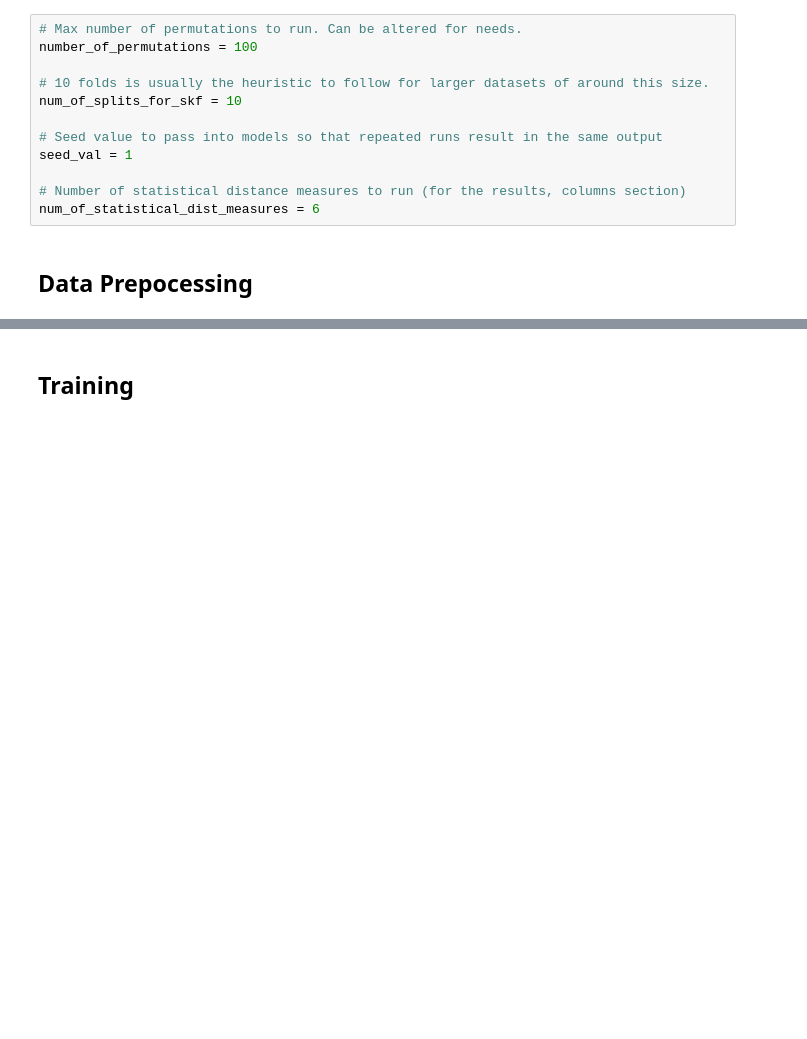
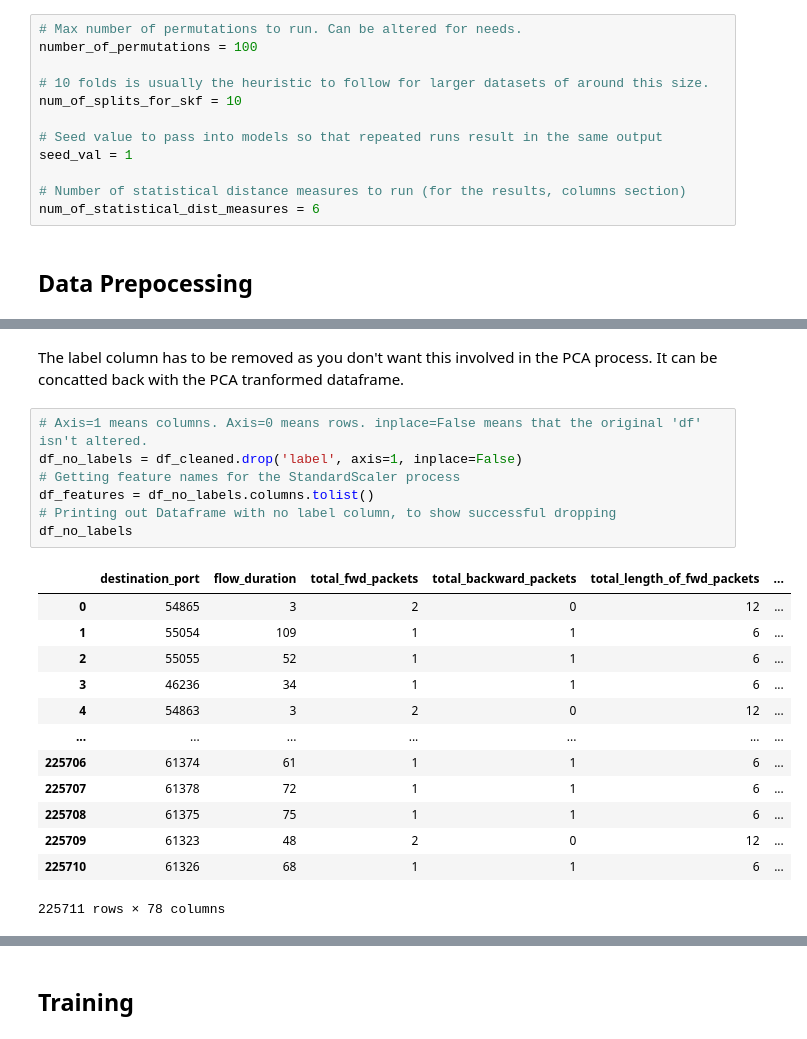
Before and after one commit to ARYN-27/spectre-dev, a Jupyter notebook: spectre-code/spectre-ann/SPECTRE-V2-A.ipynb, the cells around one changed output, grey strips where cells are left out. Saved outputs shown, nothing was run; the diff lists cells and outputs as text; blank space fills up the shorter version.

```diff
--- a/spectre-code/spectre-ann/SPECTRE-V2-A.ipynb
+++ b/spectre-code/spectre-ann/SPECTRE-V2-A.ipynb
@@ -137,0 +269,23 @@ df_final
+# %% [markdown]
+The label column has to be removed as you don't want this involved in the PCA process. It can be concatted back with the PCA tranformed dataframe.
+# %%
+# Axis=1 means columns. Axis=0 means rows. inplace=False means that the original 'df' isn't altered.
+df_no_labels = df_cleaned.drop('label', axis=1, inplace=False)
+# Getting feature names for the StandardScaler process
+df_features = df_no_labels.columns.tolist()
+# Printing out Dataframe with no label column, to show successful dropping
+df_no_labels
+# %% [output]
+|  | destination_port | flow_duration | total_fwd_packets | total_backward_packets | total_length_of_fwd_packets | ... |
+| 0 | 54865 | 3 | 2 | 0 | 12 | ... |
+| 1 | 55054 | 109 | 1 | 1 | 6 | ... |
+| 2 | 55055 | 52 | 1 | 1 | 6 | ... |
+| 3 | 46236 | 34 | 1 | 1 | 6 | ... |
+| 4 | 54863 | 3 | 2 | 0 | 12 | ... |
+| ... | ... | ... | ... | ... | ... | ... |
+| 225706 | 61374 | 61 | 1 | 1 | 6 | ... |
+| 225707 | 61378 | 72 | 1 | 1 | 6 | ... |
+| 225708 | 61375 | 75 | 1 | 1 | 6 | ... |
+| 225709 | 61323 | 48 | 2 | 0 | 12 | ... |
+| 225710 | 61326 | 68 | 1 | 1 | 6 | ... |
+225711 rows × 78 columns
```
Also changed, not shown: parts of 46 cells of this notebook, 4 other files.
